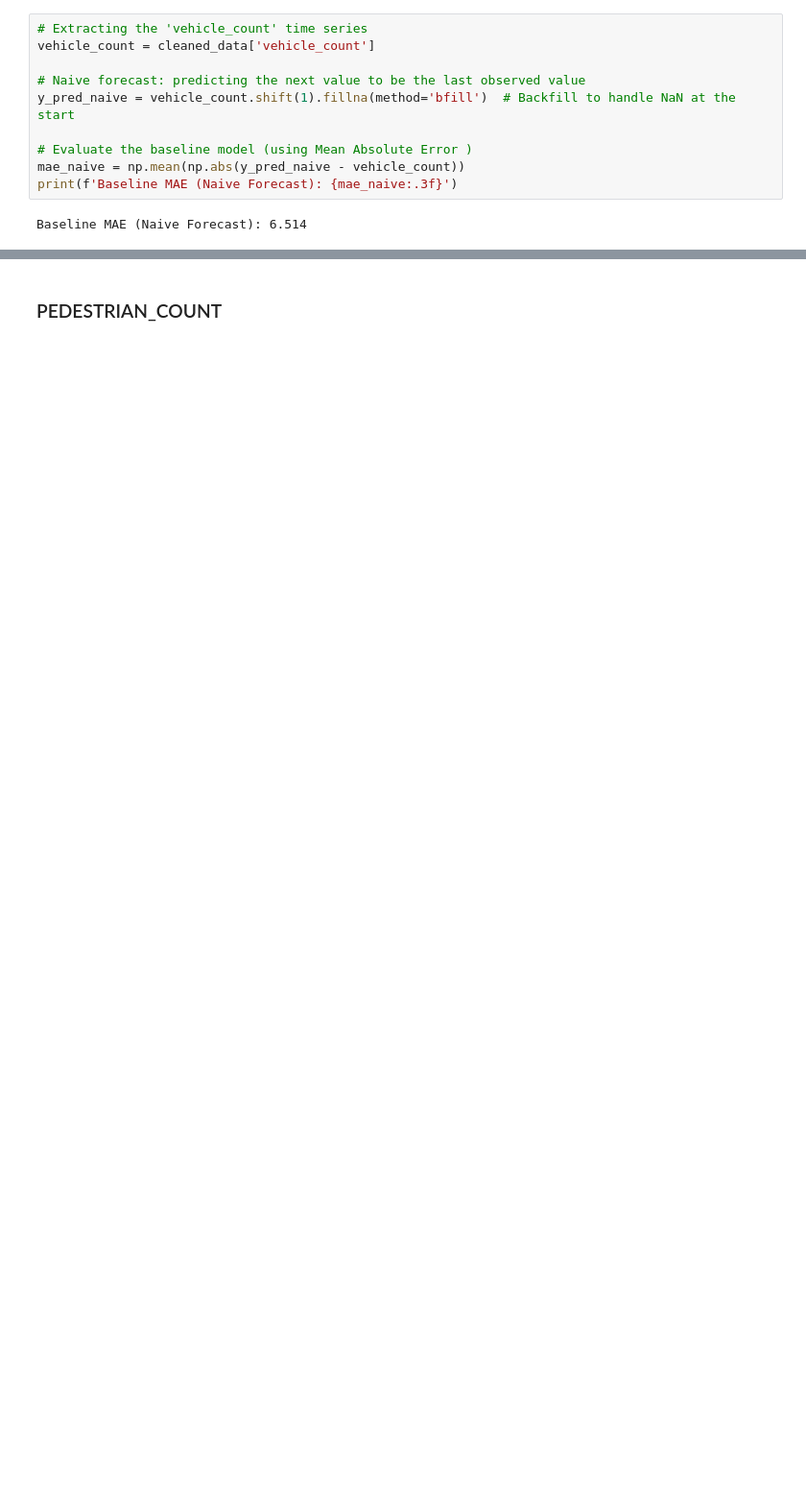
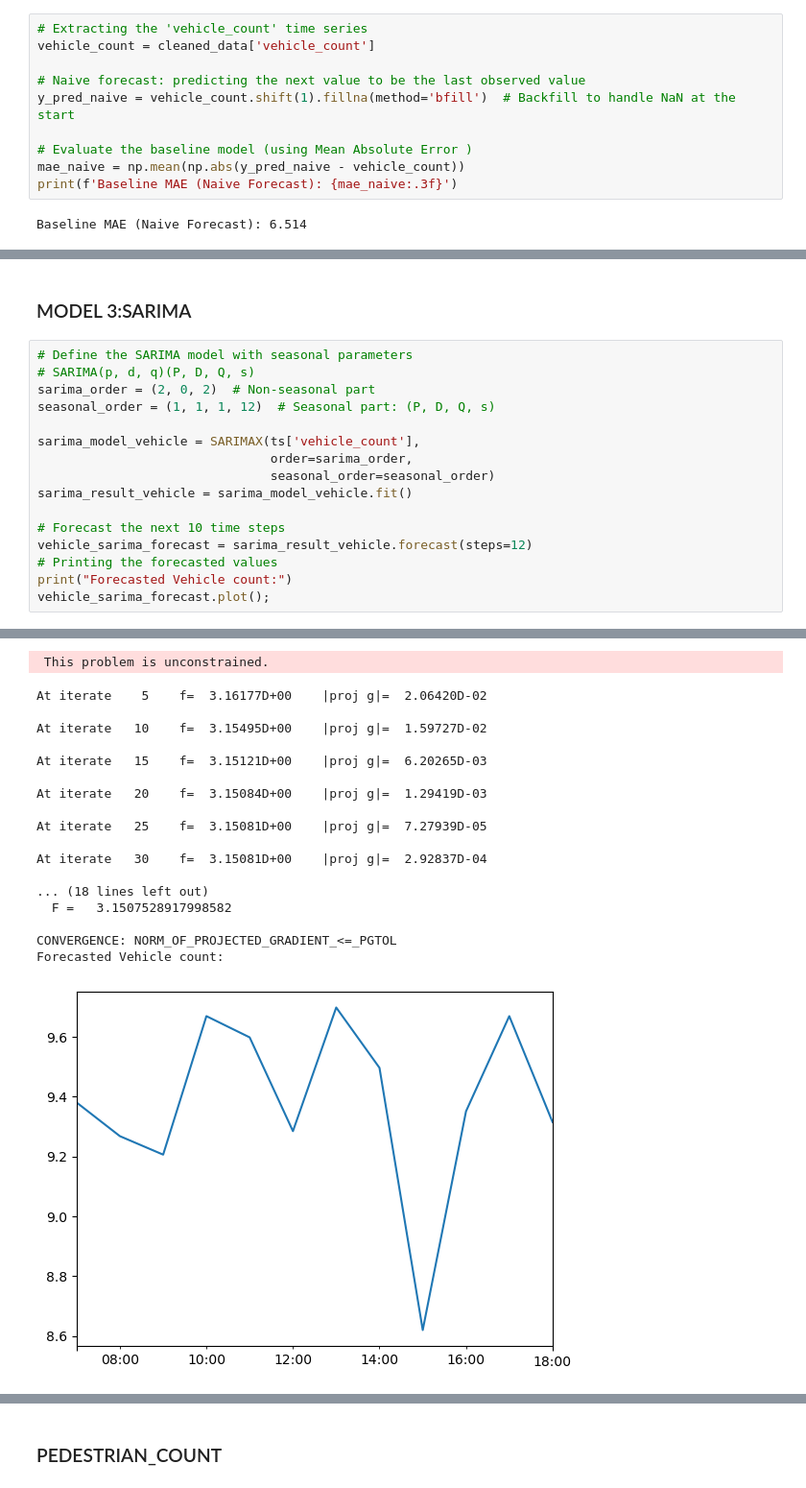
Before and after one commit to Kamaukaguru/Traffic-analysis-project, a Jupyter notebook: Index.ipynb, the cells around one changed output, grey strips where cells are left out. Shown: that part at 96% size. Drawn from its saved outputs; the diff is of its cells as text; blank space fills up the shorter version.

```diff
--- a/Index.ipynb
+++ b/Index.ipynb
@@ -573,0 +673,19 @@ Baseline MAE (Naive Forecast): 6.514
+# %% [markdown]
+### MODEL 3:SARIMA
+# %%
+# Define the SARIMA model with seasonal parameters
+# SARIMA(p, d, q)(P, D, Q, s)
+sarima_order = (2, 0, 2)  # Non-seasonal part
+seasonal_order = (1, 1, 1, 12)  # Seasonal part: (P, D, Q, s)
+
+sarima_model_vehicle = SARIMAX(ts['vehicle_count'],
+                               order=sarima_order,
+                               seasonal_order=seasonal_order)
+sarima_result_vehicle = sarima_model_vehicle.fit()
+
+# Forecast the next 10 time steps
+vehicle_sarima_forecast = sarima_result_vehicle.forecast(steps=12)
+# Printing the forecasted values
+print("Forecasted Vehicle count:")
+vehicle_sarima_forecast.plot();
+# %% [output]
@@ -573,0 +702,19 @@ Baseline MAE (Naive Forecast): 6.514
+ This problem is unconstrained.
+At iterate    5    f=  3.16177D+00    |proj g|=  2.06420D-02
+
+At iterate   10    f=  3.15495D+00    |proj g|=  1.59727D-02
+
+At iterate   15    f=  3.15121D+00    |proj g|=  6.20265D-03
+
+At iterate   20    f=  3.15084D+00    |proj g|=  1.29419D-03
+
+At iterate   25    f=  3.15081D+00    |proj g|=  7.27939D-05
+
+At iterate   30    f=  3.15081D+00    |proj g|=  2.92837D-04
+
+... (18 lines left out)
+  F =   3.1507528917998582
+
+CONVERGENCE: NORM_OF_PROJECTED_GRADIENT_<=_PGTOL
+Forecasted Vehicle count:
+[figure, added]
```
Also changed, not shown: parts of 27 cells of this notebook.
